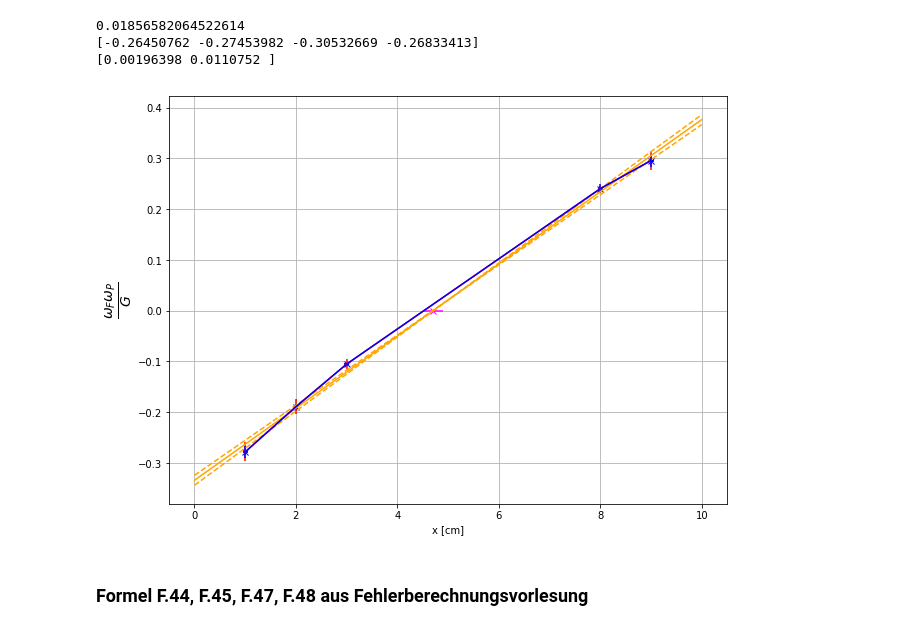
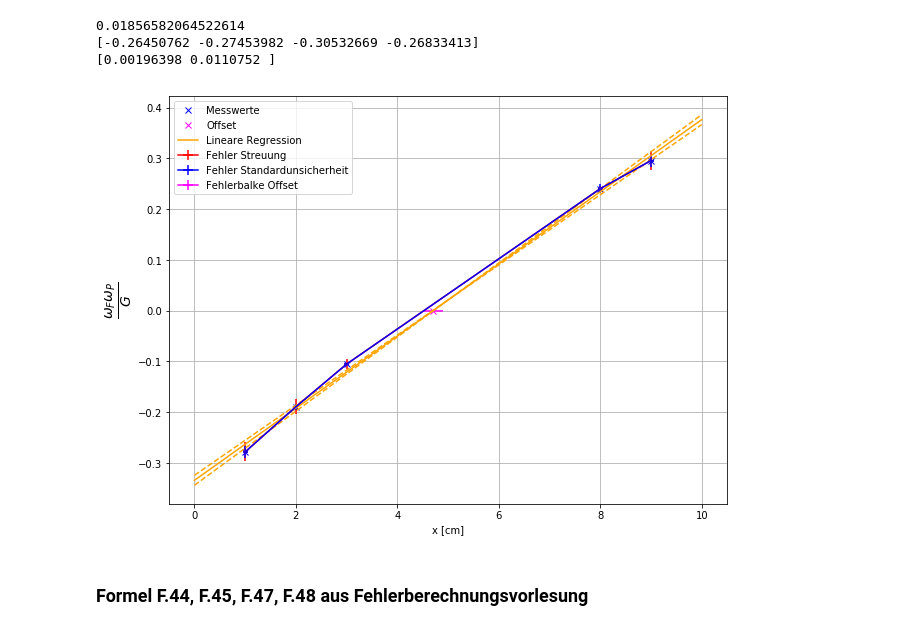
Before and after one commit to BigThonkers/APAP1, a Jupyter notebook: 7_22/Python_7_22.ipynb, the cells around one changed output. Cells and saved outputs as stored; diff of their text form; code cells hidden in the pictures.

Commit message:
Included legend

```diff
--- a/7_22/Python_7_22.ipynb
+++ b/7_22/Python_7_22.ipynb
@@ -61,11 +61,11 @@ streuung=[np.std(unp.nominal_values(IA(l1,m,g,r1,p1)),ddof=1),np.std(unp.nominal
 #Ausgabe
 print(np.std(unp.nominal_values(IA(l1,m,g,r1,p1)),ddof=1))
 print(unp.nominal_values(IA(l1,m,g,r1,p1)))
-plt.plot(x[:-1],nomy[:-1],'x',color='blue')
-plt.errorbar(x[:-1],nomy[:-1],xerr=stdx[:-1],yerr=streuung[:-1],color='red')
-plt.errorbar(x[:-1],nomy[:-1],xerr=stdx[:-1],yerr=unp.std_devs(y)[:-1],color='blue')
-plt.errorbar(offset,0,xerr=Doffset,yerr=0,color='magenta')
-plt.plot(offset,0,'x',color='magenta')
+plt.plot(x[:-1],nomy[:-1],'x',color='blue',label='Messwerte')
+plt.errorbar(x[:-1],nomy[:-1],xerr=stdx[:-1],yerr=streuung[:-1],color='red',label='Fehler Streuung')
+plt.errorbar(x[:-1],nomy[:-1],xerr=stdx[:-1],yerr=unp.std_devs(y)[:-1],color='blue',label='Fehler Standardunsicherheit')
+plt.errorbar(offset,0,xerr=Doffset,yerr=0,color='magenta',label='Fehlerbalke Offset')
+plt.plot(offset,0,'x',color='magenta',label='Offset')
 
 #Polynom
 def fitfunc(x,a,b):
@@ -75,35 +75,36 @@ def fitfunc(x,a,b):
 xfit=np.linspace(0,10,11)
 popt,pcov=curve_fit(fitfunc,x[:-1],nomy[:-1])
 a,b=popt
 c,d=pcov
 fit=a*xfit+b
 offset=(-b/a)
 r=x-offset
 
 #Ausgabe
-plt.plot(xfit,fit,'-',color='orange')
+plt.plot(xfit,fit,'-',color='orange',label='Lineare Regression')
 print(np.sqrt(np.diag(pcov)))
 c=np.sqrt(np.diag(pcov))[0]
 d=np.sqrt(np.diag(pcov))[1]
 dfit1=(a+c)*(xfit-5)+fit[5]
 dfit2=(a-c)*(xfit-5)+fit[5]
 plt.plot(xfit,dfit1,'--',color='orange')
 plt.plot(xfit,dfit2,'--',color='orange')
 
 plt.grid()
 fig_size=plt.rcParams["figure.figsize"]
 fig_size[0]=10
 fig_size[1]=7.5
+plt.legend()
 plt.xlabel('x [cm]')
 plt.ylabel(r'$\frac{\omega_F\omega_P}{G}$',size='20')
 plt.rcParams["figure.figsize"]=fig_size
 plt.savefig(fname='/home/a/Documents/uni/AP1/git/Praktikum-A1/7_22/discluding_10.png',dpi=300)
 plt.show()
 # %% [output]
 0.01856582064522614
 [-0.26450762 -0.27453982 -0.30532669 -0.26833413]
 [0.00196398 0.0110752 ]
-[figure, old version]
+[figure, new version]
 # %% [markdown]
 ### Formel F.44, F.45, F.47, F.48 aus Fehlerberechnungsvorlesung
 # %%
```
Also changed, not shown: parts of 1 cell of this notebook, 2 other files.
